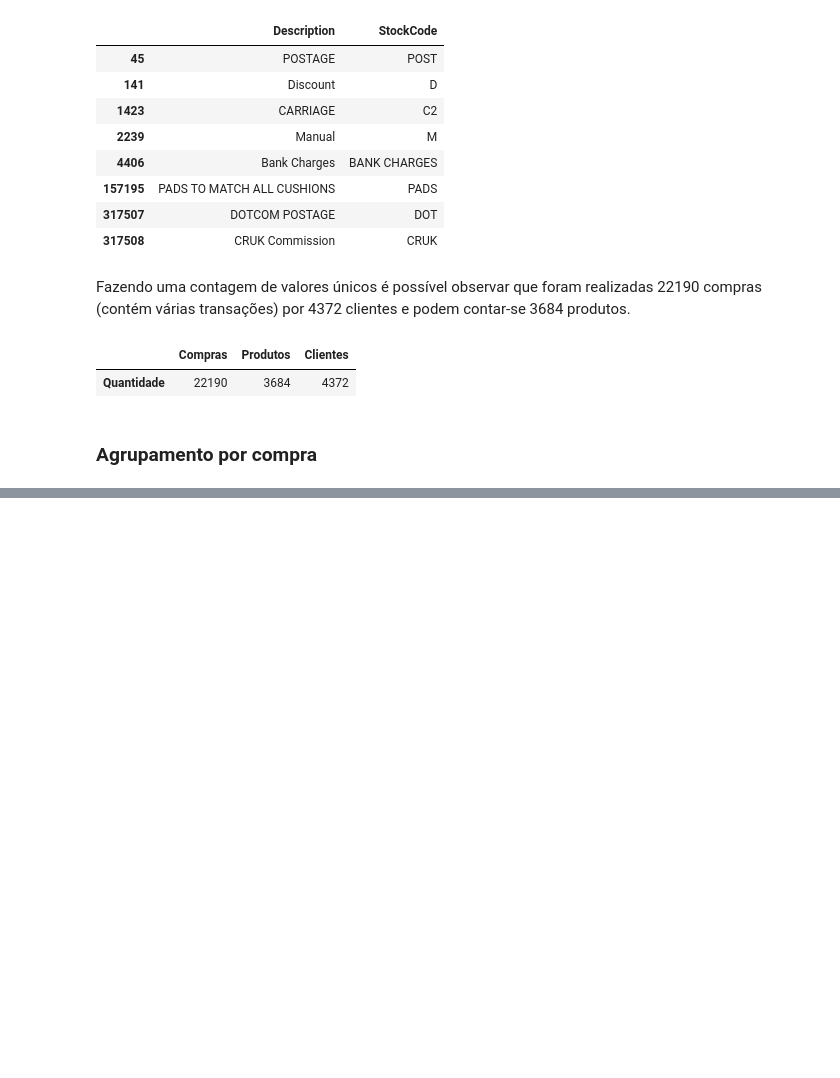
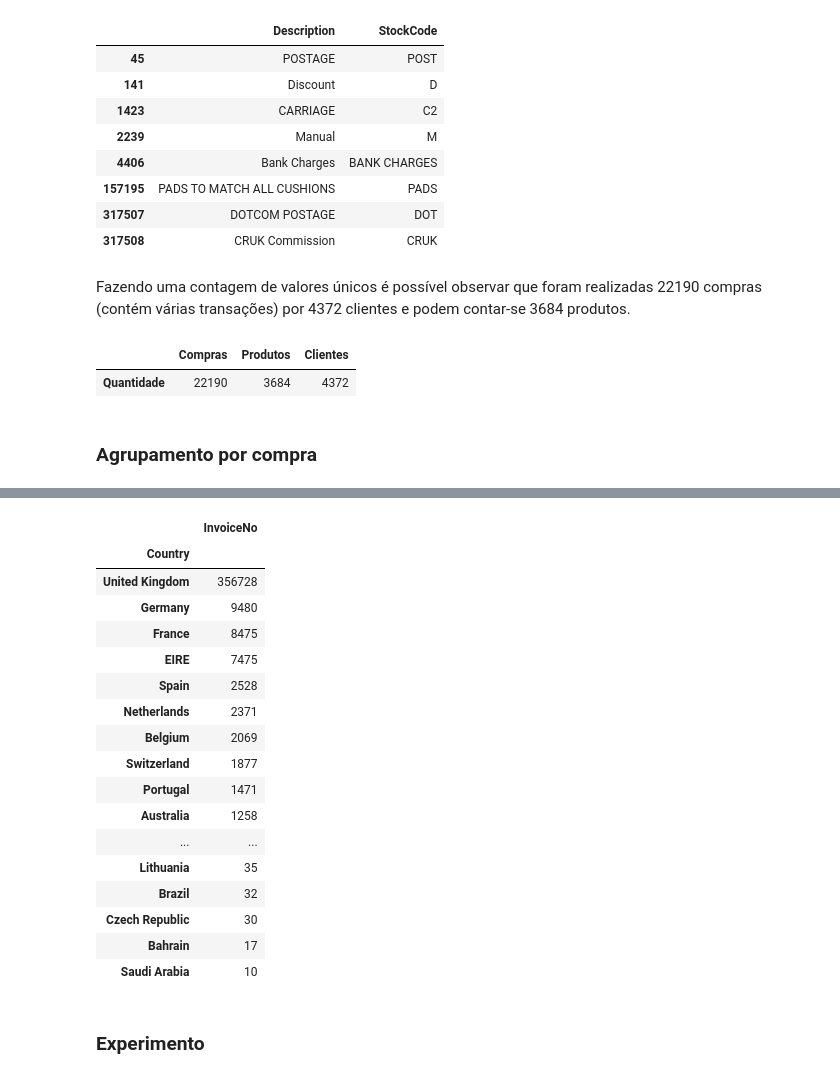
Before and after one commit to SkyNetRecruits/online_retail_dataset, a Jupyter notebook: pre_processing.ipynb, the cells around one changed output, grey strips where cells are left out. Cells and saved outputs as stored; diff of their text form; code cells hidden in the pictures; blank space fills up the shorter version.

```diff
--- a/pre_processing.ipynb
+++ b/pre_processing.ipynb
@@ -246,0 +257,25 @@ display(buy.head(10).sort_values('Number of products'))
+# %%
+country = df[['Country', 'InvoiceNo']]
+country = country.pivot_table(columns='Country', aggfunc='count')
+country.sort_values('InvoiceNo', axis=1, ascending=False).T
+# %% [output]
+|  | InvoiceNo |
+| Country |  |
+| United Kingdom | 356728 |
+| Germany | 9480 |
+| France | 8475 |
+| EIRE | 7475 |
+| Spain | 2528 |
+| Netherlands | 2371 |
+| Belgium | 2069 |
+| Switzerland | 1877 |
+| Portugal | 1471 |
+| Australia | 1258 |
+| ... | ... |
+| Lithuania | 35 |
+| Brazil | 32 |
+| Czech Republic | 30 |
+| Bahrain | 17 |
+| Saudi Arabia | 10 |
+# %% [markdown]
+### Experimento
```
Also changed, not shown: parts of 2 cells of this notebook.
